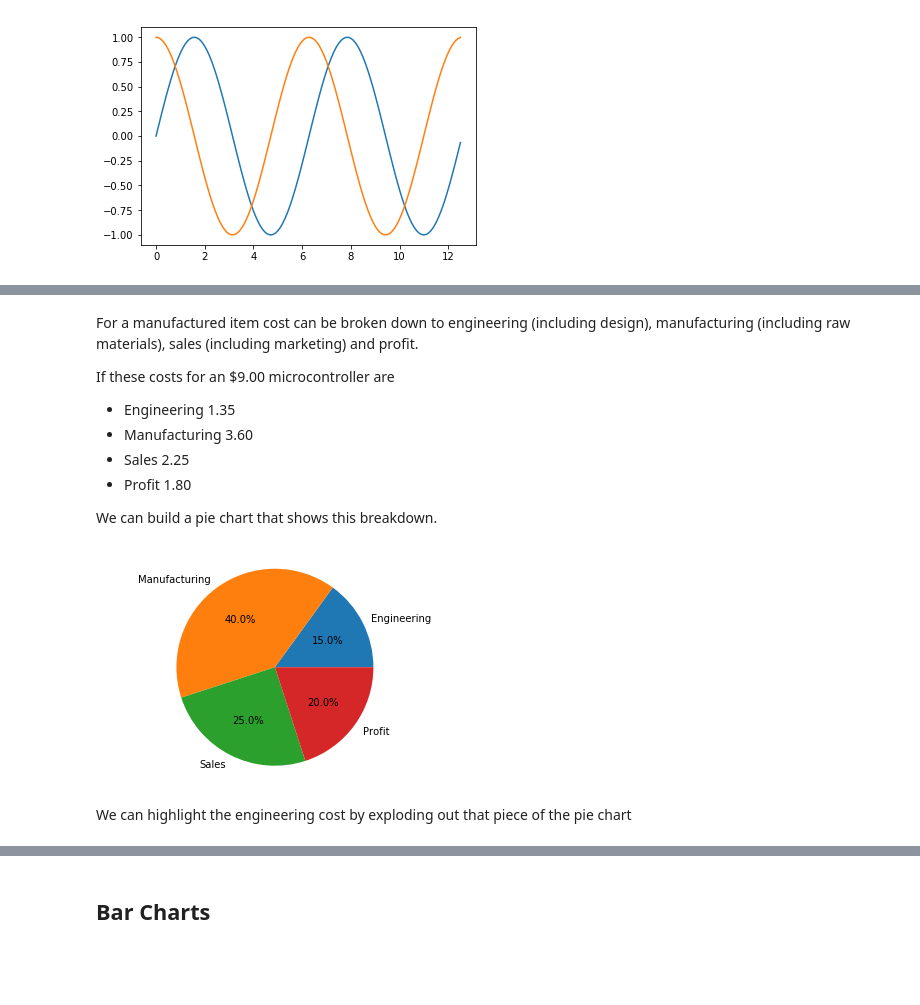
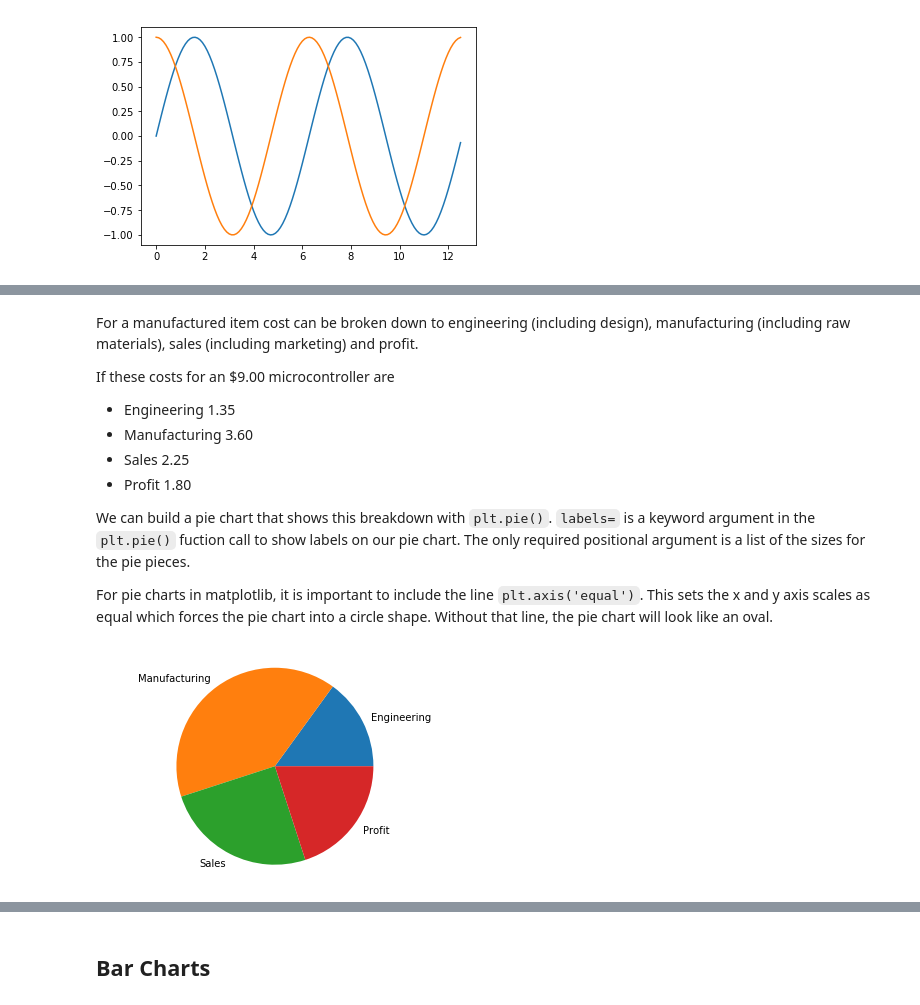
Before and after one commit to ProfessorKazarinoff/ENGR101, a Jupyter notebook: notes/Lab_8_Notes-Plotting_with_Python.ipynb, the cells around one changed output, grey strips where cells are left out. Saved outputs shown, nothing was run; the diff lists cells and outputs as text; code cells hidden in the pictures; blank space fills up the shorter version.

````diff
--- a/notes/Lab_8_Notes-Plotting_with_Python.ipynb
+++ b/notes/Lab_8_Notes-Plotting_with_Python.ipynb
@@ -340,19 +345,19 @@ If these costs for an $9.00 microcontroller are
  * Sales 2.25
  * Profit 1.80
 
- We can build a pie chart that shows this breakdown.
+We can build a pie chart that shows this breakdown with ```plt.pie()```. ```labels=``` is a keyword argument in the ```plt.pie()``` fuction call to show labels on our pie chart. The only required positional argument is a list of the sizes for the pie pieces.
+
+For pie charts in matplotlib, it is important to include the line ```plt.axis('equal')```. This sets the x and y axis scales as equal which forces the pie chart into a circle shape. Without that line, the pie chart will look like an oval.
 # %%
 import matplotlib.pyplot as plt
 
 # Pie chart, where the slices will be ordered and plotted counter-clockwise:
 labels = 'Engineering', 'Manufacturing', 'Sales', 'Profit'
 sizes = [1.35, 3.60, 2.25, 1.80]
 
-plt.pie(sizes, labels=labels, autopct='%1.1f%%')
+plt.pie(sizes, labels=labels)
 
 plt.axis('equal')
 plt.show()
 # %% [output]
-[figure, old version]
+[figure, new version]
-# %% [markdown]
-We can highlight the engineering cost by exploding out that piece of the pie chart
````
Also changed, not shown: parts of 16 cells of this notebook, 2 other files.
